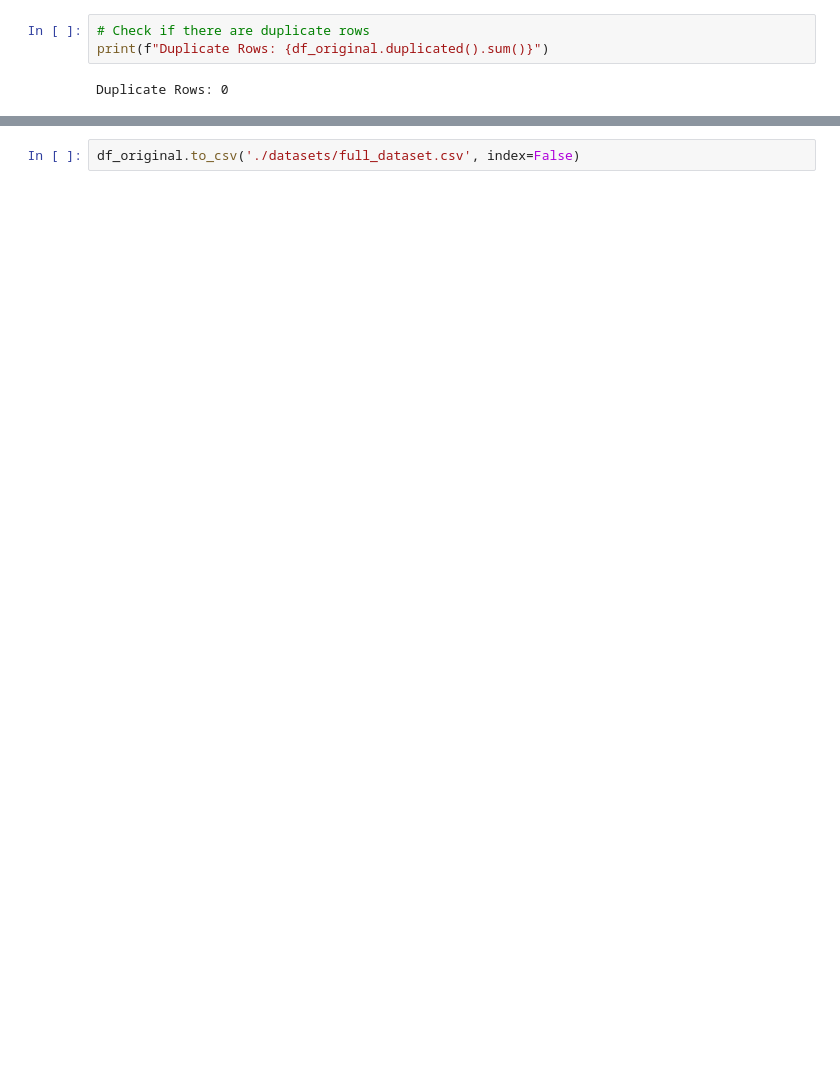
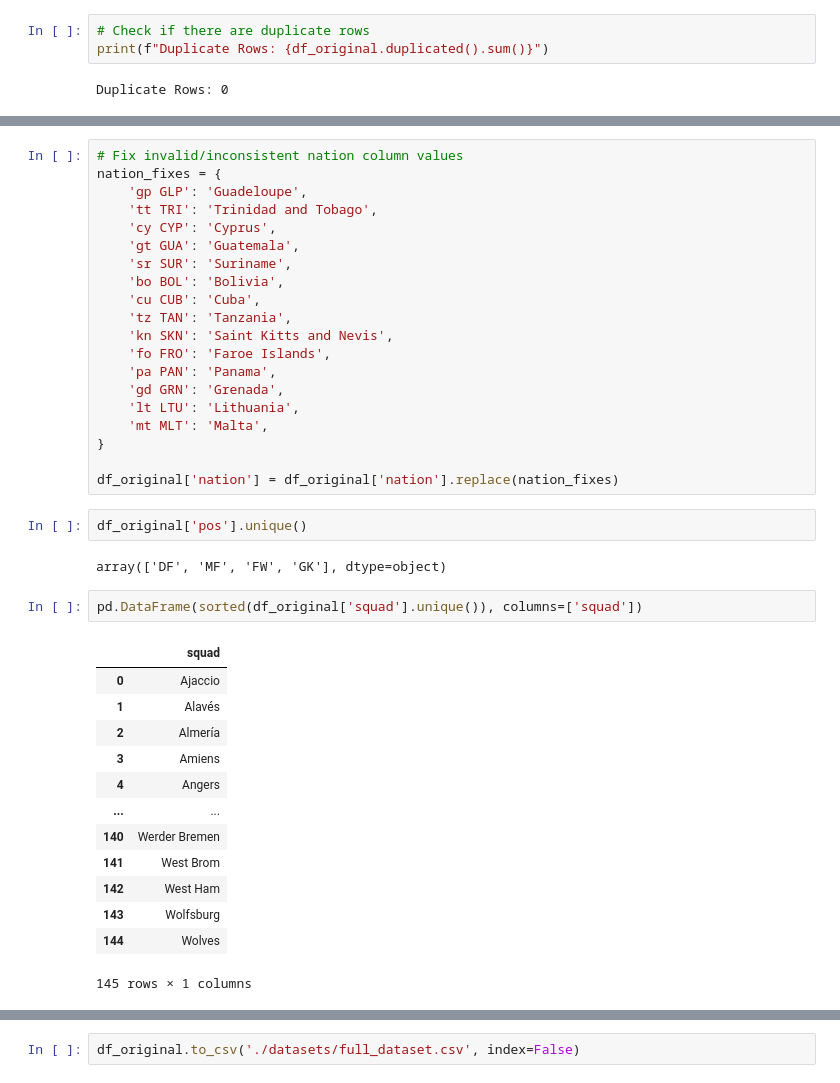
Before and after one commit to Mostafa710/FB-Attackers-Performances, a Jupyter notebook: data_exploration.ipynb, the cells around one changed output, grey strips where cells are left out. Drawn from its saved outputs; the diff is of its cells as text; blank space fills up the shorter version.

```diff
--- a/data_exploration.ipynb
+++ b/data_exploration.ipynb
@@ -270,0 +116,40 @@ df_original['season'].unique().tolist()
+# %%
+# Fix invalid/inconsistent nation column values
+nation_fixes = {
+    'gp GLP': 'Guadeloupe',
+    'tt TRI': 'Trinidad and Tobago',
+    'cy CYP': 'Cyprus',
+    'gt GUA': 'Guatemala',
+    'sr SUR': 'Suriname',
+    'bo BOL': 'Bolivia',
+    'cu CUB': 'Cuba',
+    'tz TAN': 'Tanzania',
+    'kn SKN': 'Saint Kitts and Nevis',
+    'fo FRO': 'Faroe Islands',
+    'pa PAN': 'Panama',
+    'gd GRN': 'Grenada',
+    'lt LTU': 'Lithuania',
+    'mt MLT': 'Malta',
+}
+
+df_original['nation'] = df_original['nation'].replace(nation_fixes)
+# %%
+df_original['pos'].unique()
+# %% [output]
+array(['DF', 'MF', 'FW', 'GK'], dtype=object)
+# %%
+pd.DataFrame(sorted(df_original['squad'].unique()), columns=['squad'])
+# %% [output]
+|  | squad |
+| 0 | Ajaccio |
+| 1 | Alavés |
+| 2 | Almería |
+| 3 | Amiens |
+| 4 | Angers |
+| ... | ... |
+| 140 | Werder Bremen |
+| 141 | West Brom |
+| 142 | West Ham |
+| 143 | Wolfsburg |
+| 144 | Wolves |
+145 rows × 1 columns
```
Also changed, not shown: parts of 30 cells of this notebook, 7 other files.
